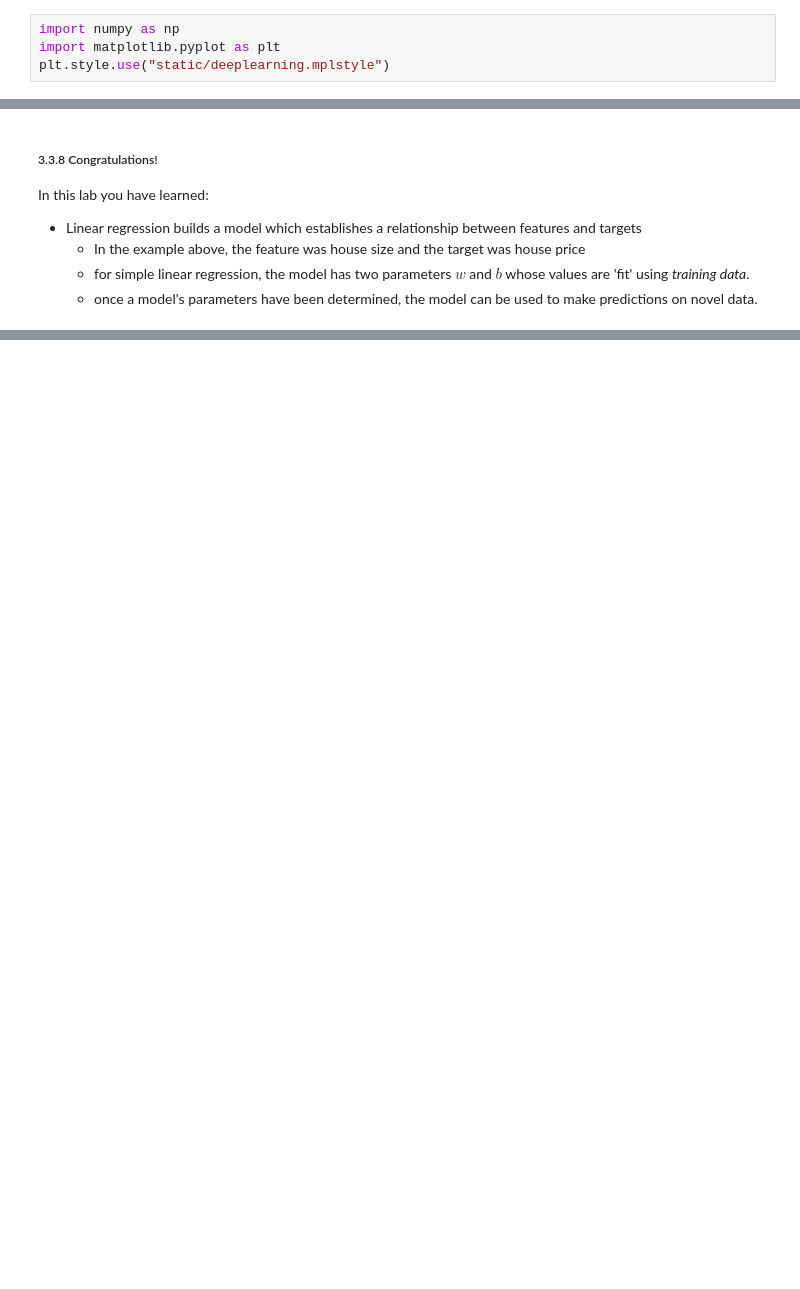
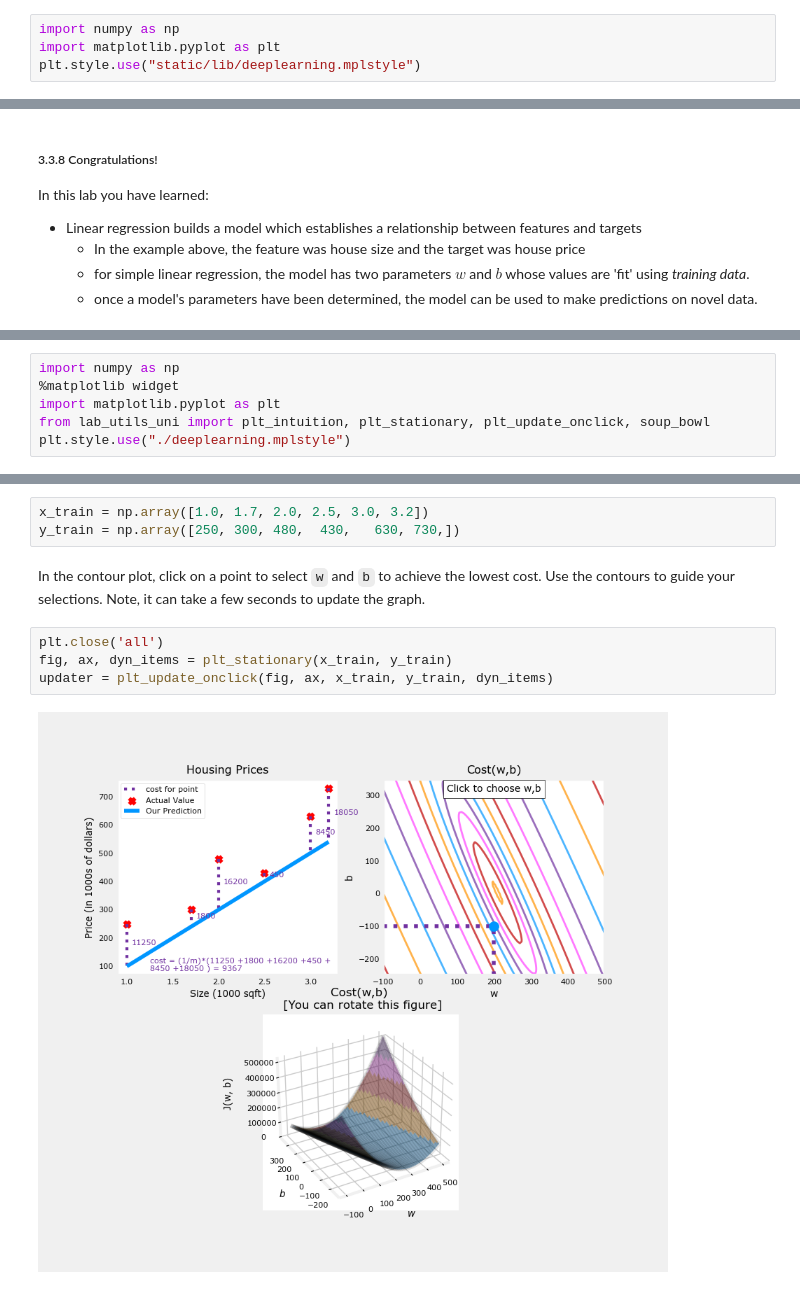
Before and after one commit to SHX0718/Machine-Learning-Specialization, a Jupyter notebook: MachineLearning-Notebook/Machine Learning Specialization.ipynb, the cells around one changed output, grey strips where cells are left out. Cells and saved outputs as stored; diff of their text form; blank space fills up the shorter version.

```diff
--- a/MachineLearning-Notebook/Machine Learning Specialization.ipynb
+++ b/MachineLearning-Notebook/Machine Learning Specialization.ipynb
@@ -480,7 +476,7 @@ In this lab you will make use of:
 # %%
 import numpy as np
 import matplotlib.pyplot as plt
-plt.style.use("static/deeplearning.mplstyle")
+plt.style.use("static/lib/deeplearning.mplstyle")
 # %% [markdown]
 ##### 3.3.4 Problem Statement
 
@@ -730,0 +880,6 @@ At this point you might be thinking we've done a whole lot of math to define the
+# %%
+import numpy as np
+%matplotlib widget
+import matplotlib.pyplot as plt
+from lab_utils_uni import plt_intuition, plt_stationary, plt_update_onclick, soup_bowl
+plt.style.use("./deeplearning.mplstyle")
@@ -730,0 +979,11 @@ At this point you might be thinking we've done a whole lot of math to define the
+# %%
+x_train = np.array([1.0, 1.7, 2.0, 2.5, 3.0, 3.2])
+y_train = np.array([250, 300, 480,  430,   630, 730,])
+# %% [markdown]
+In the contour plot, click on a point to select `w` and `b` to achieve the lowest cost. Use the contours to guide your selections. Note, it can take a few seconds to update the graph.
+# %%
+plt.close('all')
+fig, ax, dyn_items = plt_stationary(x_train, y_train)
+updater = plt_update_onclick(fig, ax, x_train, y_train, dyn_items)
+# %% [output]
+[figure, added]
```
Also changed, not shown: parts of 32 cells of this notebook, 35 other files.
